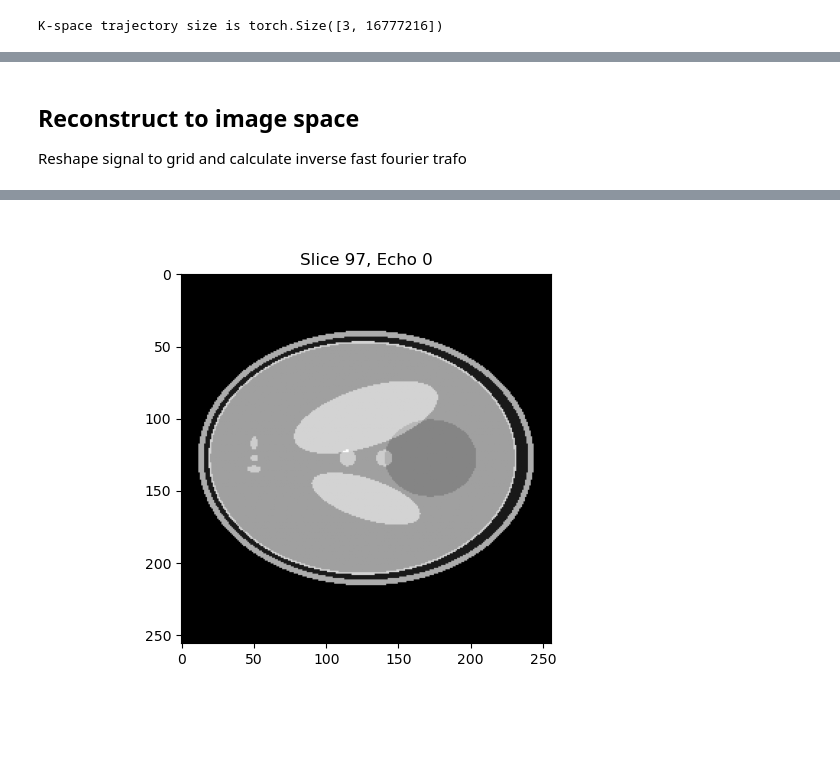
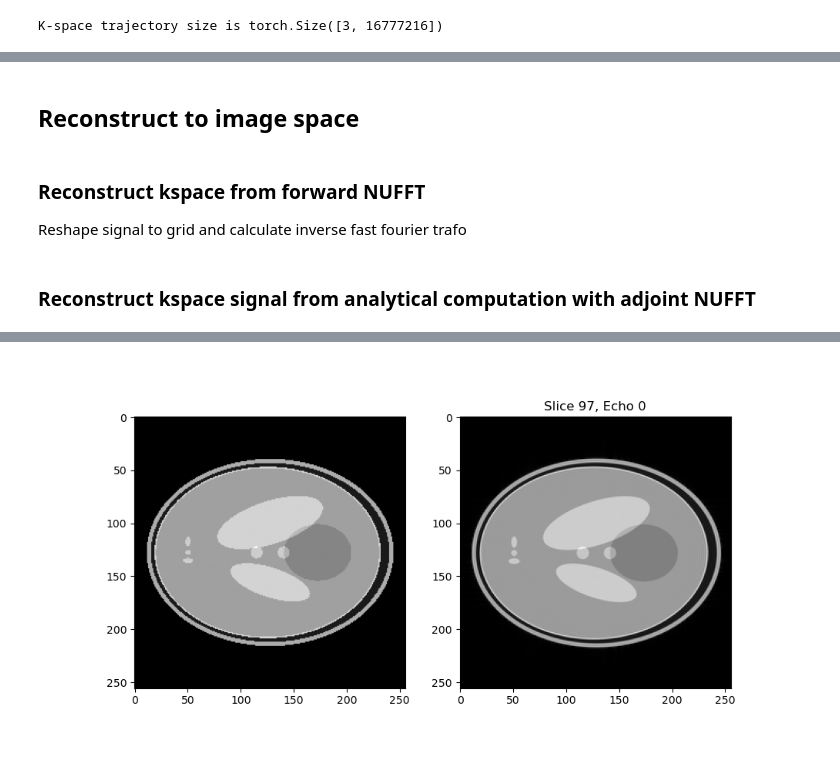
Before and after one commit to jumri-project/juart, a Jupyter notebook: notebooks/nufft.ipynb, the cells around one changed output, grey strips where cells are left out. Cells and saved outputs as stored; diff of their text form; code cells hidden in the pictures; blank space fills up the shorter version.

Commit message:
Vecotrize NUFFT

```diff
--- a/notebooks/nufft.ipynb
+++ b/notebooks/nufft.ipynb
@@ -104,5 +108,5 @@ Shape of data is torch.Size([1, 65536, 2])
 # %%
-signal_num = nonuniform_fourier_transform_forward(k=ktraj, x=image)
+signal_num = nonuniform_fourier_transform_forward(k=ktraj, x=image, modeord=0, isign=-1)
 
 # Scale signal_num to have max magnitude of 1
 signal_num /= torch.max(torch.abs(signal_num))
@@ -151,11 +155,11 @@ fig, axes = plt.subplots(1, 2, figsize=(10, 5))
 
 # Display image_recon_num_mag
 shw_num = axes[0].imshow(image_recon_num_mag[0, :, :, 0, e_init], cmap="gray")
-axes[0].set_title("Numerical Reconstruction")
+axes[0].set_title(f"Numerical Reconstruction (Echo {e_init})")
 
 # Display image_recon_anal_mag
 shw_anal = axes[1].imshow(image_recon_anal_mag[0, :, :, 0, e_init], cmap="gray")
-axes[1].set_title("Analytical Reconstruction")
+axes[1].set_title(f"Analytical Reconstruction (Echo {e_init})")
 
 
 def update_slice(e):
@@ -271,43 +296,66 @@ Kspace signal size is torch.Size([1, 16777216, 2])
 Number of Channels: 1
 Number of samples: 16777216
 Number of echoes: 2
+# %% [markdown]
+## Reconstruct to image space
 # %% [markdown]
-## Reconstruct to image space
+### Reconstruct kspace from forward NUFFT
 Reshape signal to grid and calculate inverse fast fourier trafo
 # %%
-signal = signal.view(image.shape)
+signal_num = signal_num.view(image.shape)
 
-image_recon = torch.fft.ifftn(signal, dim=[1, 2, 3])
+image_recon_num = torch.fft.ifftn(signal_num, dim=[1, 2, 3])
 
 # Scale image to have max magnitude of 1
-image_recon /= torch.max(torch.abs(image_recon))
+image_recon_num /= torch.max(torch.abs(image_recon_num))
 
-image_recon_mag = torch.abs(image_recon)
+image_recon_num_mag = torch.abs(image_recon_num)
+# %% [markdown]
+### Reconstruct kspace signal from analytical computation with adjoint NUFFT
+# %%
+image_recon_anal = nonuniform_fourier_transform_adjoint(
+    k=ktraj, x=signal_anal, n_modes=tuple(matrix), modeord=0, isign=1
+)
+
+image_recon_anal /= torch.max(torch.abs(image_recon_anal))
+
+image_recon_anal_mag = torch.abs(image_recon_anal)
 # %%
-z_init = int(image_recon_mag.shape[-2] * 0.38)
+z_init = int(image_recon_num_mag.shape[-2] * 0.38)
 e_init = 0
 
-fig = plt.figure()
-shw = plt.imshow(image_recon_mag[0, :, :, z_init, e_init], cmap="gray")
+fig, axes = plt.subplots(1, 2, figsize=(10, 5))
+
+shw_0 = axes[0].imshow(image_recon_num_mag[0, :, :, z_init, e_init], cmap="gray")
+shw_1 = axes[1].imshow(image_recon_anal_mag[0, :, :, z_init, e_init], cmap="gray")
 
 
 def update_slice(z, e):
-    shw.set_data(image_recon_mag[0, :, :, z, e])
+    shw_0.set_data(image_recon_num_mag[0, :, :, z, e])
+    shw_1.set_data(image_recon_anal_mag[0, :, :, z, e])
     plt.title(f"Slice {z}, Echo {e}")
     fig.canvas.draw()
 
 
 z_slider = widgets.IntSlider(
-    value=z_init, min=0, max=image_recon_mag.shape[-2] - 1, step=1, description="Slice:"
+    value=z_init,
+    min=0,
+    max=image_recon_num_mag.shape[-2] - 1,
+    step=1,
+    description="Slice:",
 )
 e_slider = widgets.IntSlider(
-    value=e_init, min=0, max=image_recon_mag.shape[-1] - 1, step=1, description="Echo:"
+    value=e_init,
+    min=0,
+    max=image_recon_num_mag.shape[-1] - 1,
+    step=1,
+    description="Echo:",
 )
 
 widgets.interactive(update_slice, z=z_slider, e=e_slider)
 display(z_slider)
 display(e_slider)
 # %% [output]
 [interactive output not drawn]
 [interactive output not drawn]
-[figure, old version]
+[figure, new version]
```
Also changed, not shown: parts of 21 cells of this notebook, 2 other files.
